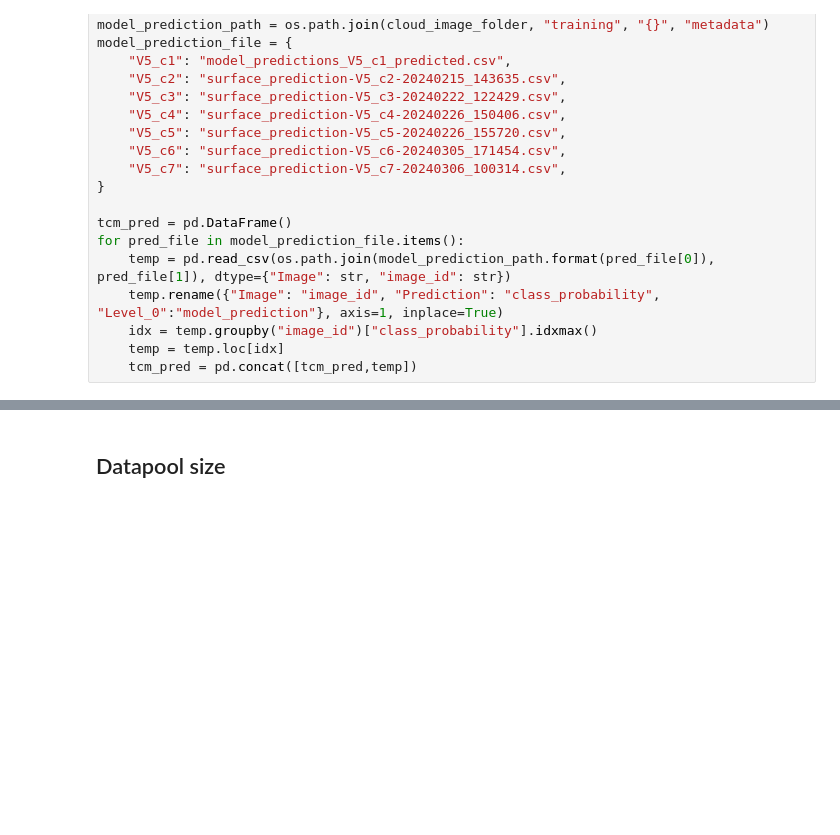
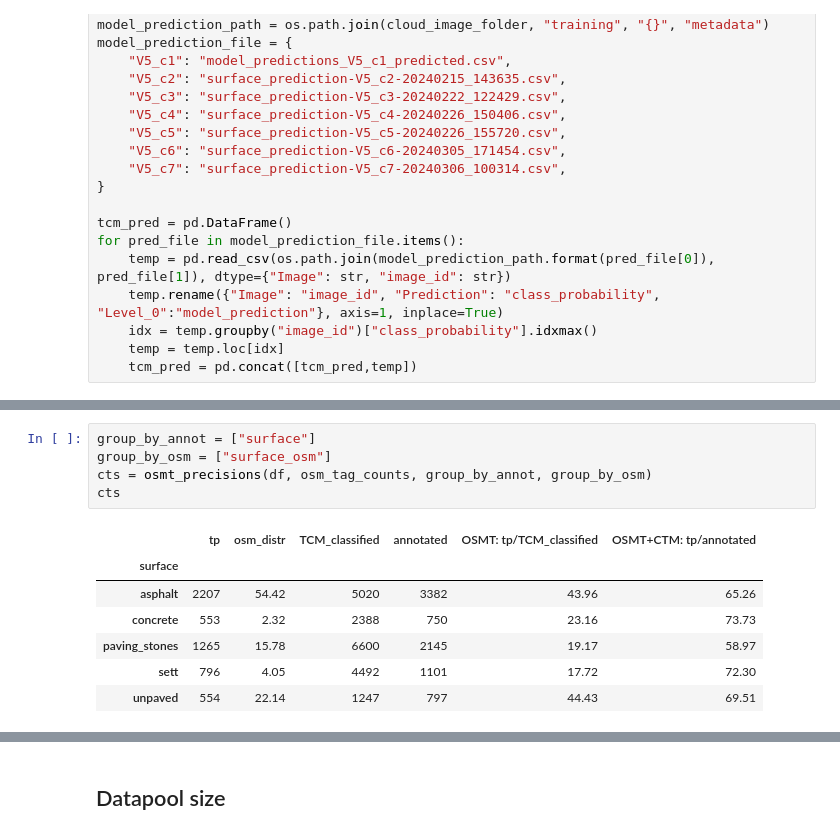
Before and after one commit to SurfaceAI/dataset_creation, a Jupyter notebook: src/scripts/analysis/stats_for_paper.ipynb, the cells around one changed output, grey strips where cells are left out. Cells and saved outputs as stored; diff of their text form; blank space fills up the shorter version.

```diff
--- a/src/scripts/analysis/stats_for_paper.ipynb
+++ b/src/scripts/analysis/stats_for_paper.ipynb
@@ -460,3 +374,16 @@ paving_stones-intermediate & 1.94 & 3.05 & 9.95 \\
 paving_stones-bad & 0.22 & 1.00 & 3.83 \\
 \bottomrule
 \end{tabular}
+# %%
+group_by_annot = ["surface"]
+group_by_osm = ["surface_osm"]
+cts = osmt_precisions(df, osm_tag_counts, group_by_annot, group_by_osm)
+cts
+# %% [output]
+|  | tp | osm_distr | TCM_classified | annotated | OSMT: tp/TCM_classified | OSMT+CTM: tp/annotated |
+| surface |  |  |  |  |  |  |
+| asphalt | 2207 | 54.42 | 5020 | 3382 | 43.96 | 65.26 |
+| concrete | 553 | 2.32 | 2388 | 750 | 23.16 | 73.73 |
+| paving_stones | 1265 | 15.78 | 6600 | 2145 | 19.17 | 58.97 |
+| sett | 796 | 4.05 | 4492 | 1101 | 17.72 | 72.30 |
+| unpaved | 554 | 22.14 | 1247 | 797 | 44.43 | 69.51 |
```
Also changed, not shown: parts of 61 cells of this notebook, 6 other files.
